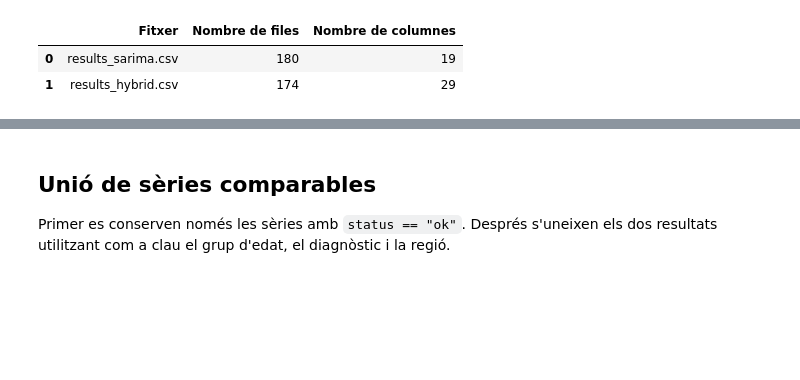
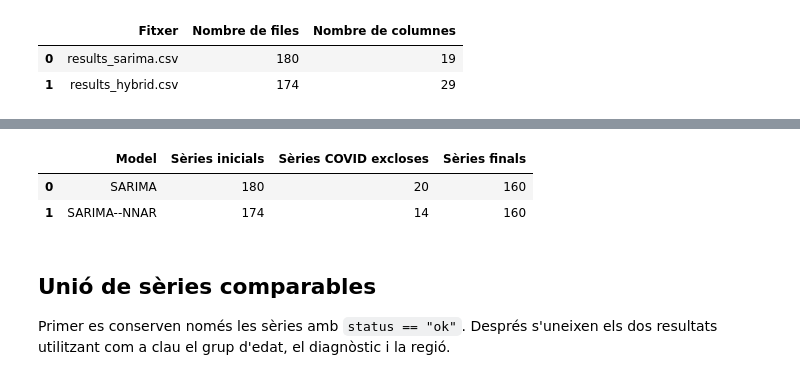
Before and after one commit to NIU1605347/modelitzacio-series-temporals-sarima-hibrid, a Jupyter notebook: automatitzacions/resultats_180series.ipynb, the cells around one changed output, grey strips where cells are left out. Drawn from its saved outputs; the diff is of its cells as text; code cells hidden in the pictures; blank space fills up the shorter version.

```diff
--- a/automatitzacions/resultats_180series.ipynb
+++ b/automatitzacions/resultats_180series.ipynb
@@ -30,3 +34,22 @@ resum_carrega
+# %%
+mask_covid_sarima = sarima["diag"].str.contains("COVID", case=False, na=False)
+mask_covid_hybrid = hybrid["diag"].str.contains("COVID", case=False, na=False)
+
+results_sarima = sarima.loc[~mask_covid_sarima].copy()
+results_hybrid = hybrid.loc[~mask_covid_hybrid].copy()
+
+resum_exclusio_covid = pd.DataFrame({
+    "Model": ["SARIMA", "SARIMA--NNAR"],
+    "Sèries inicials": [len(sarima), len(hybrid)],
+    "Sèries COVID excloses": [mask_covid_sarima.sum(), mask_covid_hybrid.sum()],
+    "Sèries finals": [len(results_sarima), len(results_hybrid)]
+})
+
+resum_exclusio_covid
+# %% [output]
+|  | Model | Sèries inicials | Sèries COVID excloses | Sèries finals |
+| 0 | SARIMA | 180 | 20 | 160 |
+| 1 | SARIMA--NNAR | 174 | 14 | 160 |
 # %% [markdown]
 ## Unió de sèries comparables
 
```
Also changed, not shown: parts of 1 cell of this notebook.
